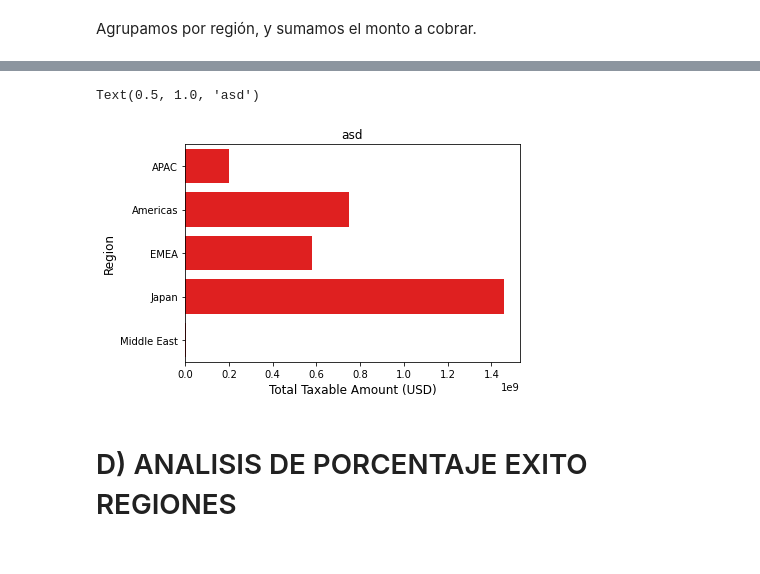
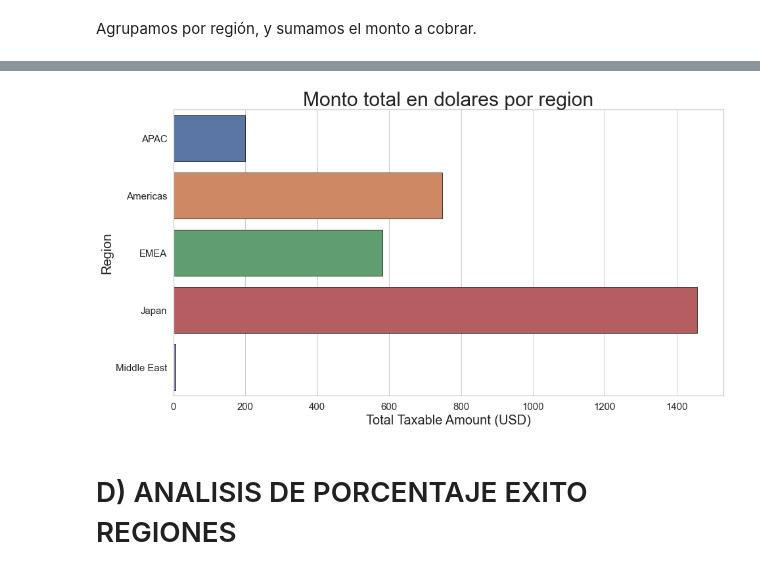
Before and after one commit to FerFabbiano/tp1-OrganizacionDeDatos, a Jupyter notebook: TP1_OrgaDeDatos.ipynb, the cells around one changed output, grey strips where cells are left out. Saved outputs shown, nothing was run; the diff lists cells and outputs as text; code cells hidden in the pictures.

```diff
--- a/TP1_OrgaDeDatos.ipynb
+++ b/TP1_OrgaDeDatos.ipynb
@@ -446,12 +474,12 @@ closedWonGroupedRegion
-# %%
-closedWonPlot = sns.barplot(y=closedWonGroupedRegion.Region, x=closedWonGroupedRegion.Total_Taxable_Amount_USD, orient='h', color='r')
-closedWonPlot.set_title("Titulo", fontsize=15)
-closedWonPlot.set_ylabel("Region", fontsize=12)
-closedWonPlot.set_xlabel("Total Taxable Amount (USD)", fontsize=12)
-closedWonPlot.set_title("asd", fontsize=12)
-# %% [output]
-Text(0.5, 1.0, 'asd')
-[figure, removed]
+# %%
+plt.figure(figsize=(15,8))
+closedWonPlot = sns.barplot(x="Total_Taxable_Amount_Millions_USD", y="Region",edgecolor=".2", data=closedWonGroupedRegion)
+closedWonPlot.set_title("Monto total en dolares por region",fontsize=30)
+closedWonPlot.set_xlabel("Total Taxable Amount (USD)",fontsize=20)
+closedWonPlot.set_ylabel("Region",fontsize=20)
+closedWonPlot.tick_params(labelsize=15)
+# %% [output]
+[figure, added]
 # %% [markdown]
 # D) ANALISIS DE PORCENTAJE EXITO REGIONES
 # %% [markdown]
```
Also changed, not shown: parts of 14 cells of this notebook, 1 other file.
